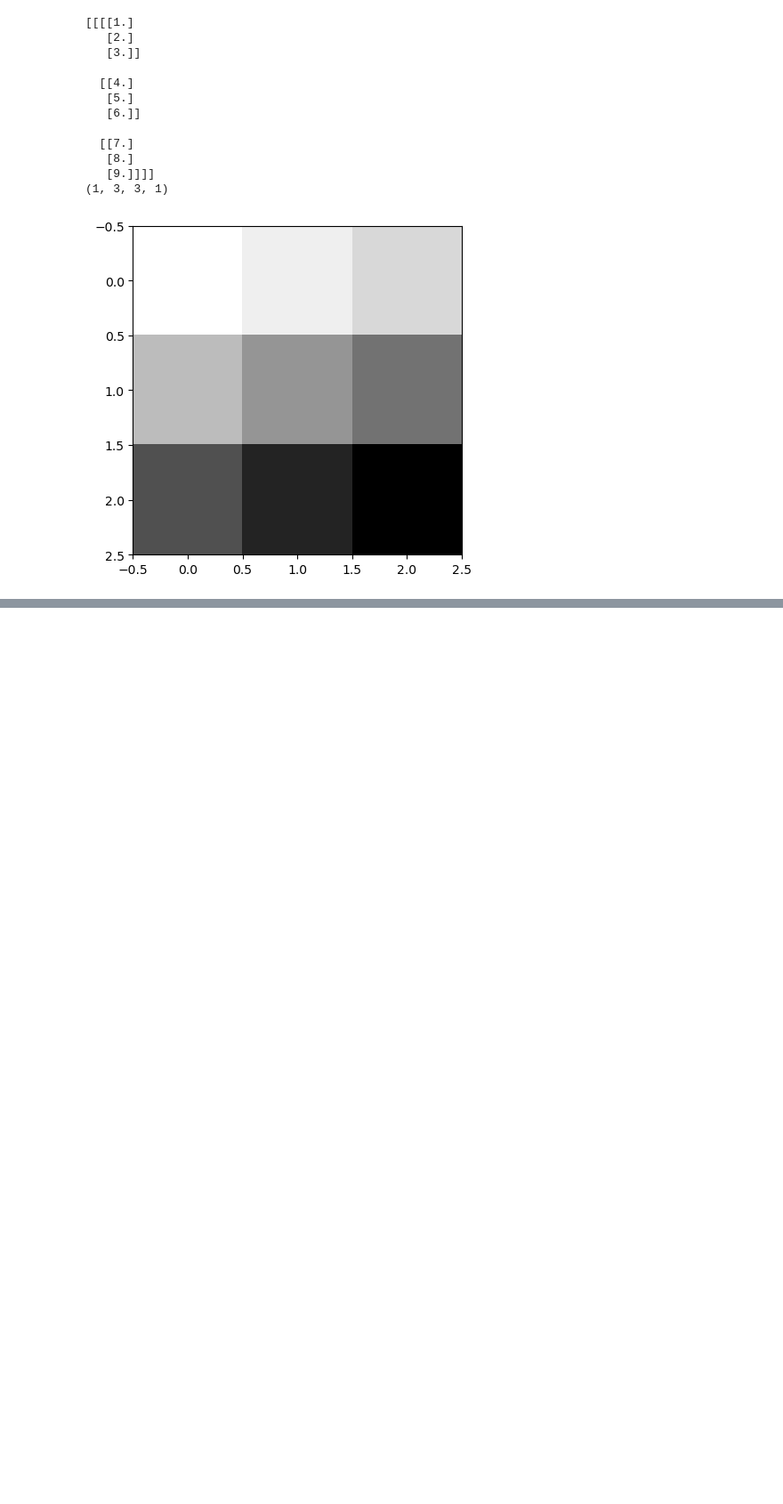
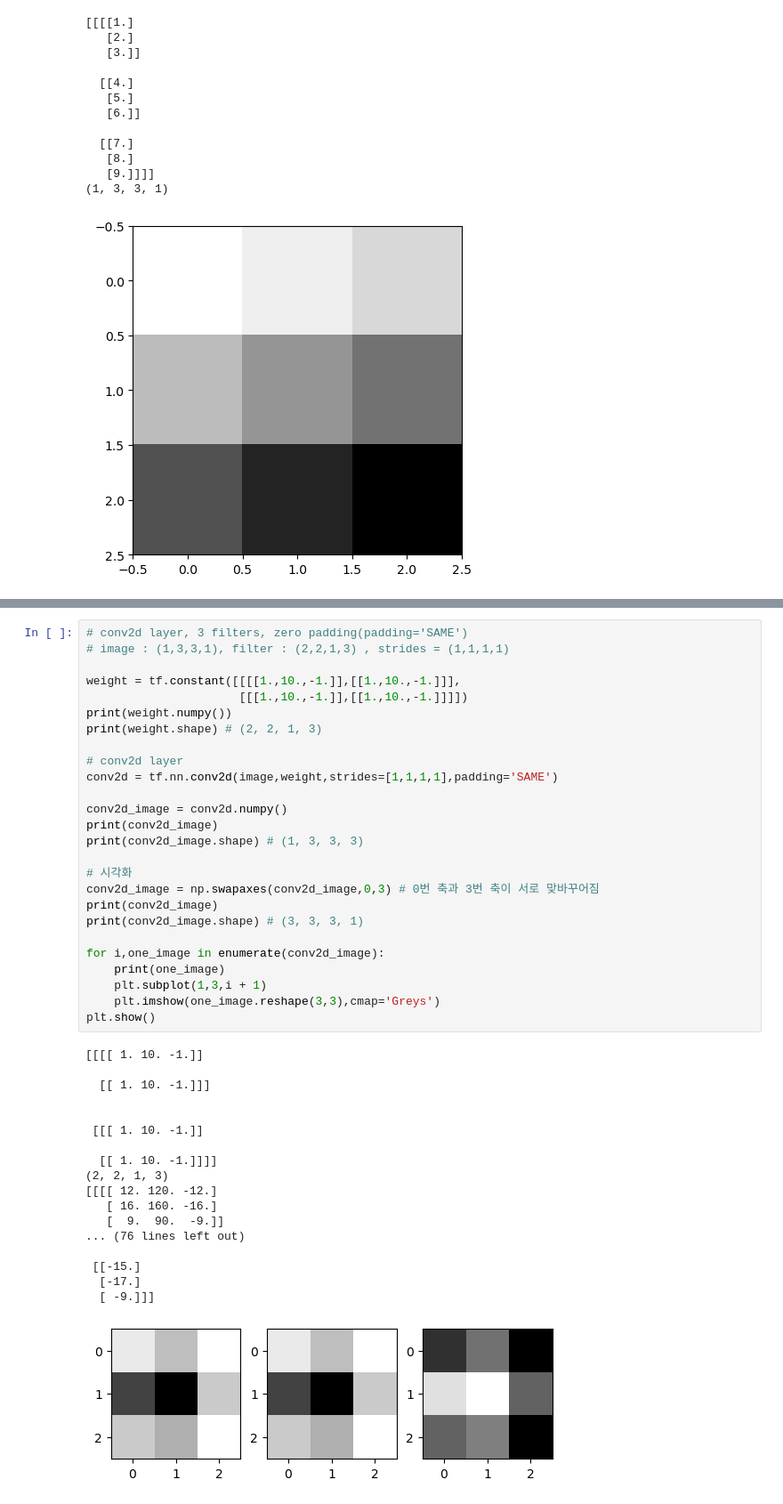
Before and after one commit to latencyspace/AI, a Jupyter notebook: 01_인공지능 기초/딥러닝 Tensorflow/07_cnn_basic.ipynb, the cells around one changed output, grey strips where cells are left out. Shown at 89% size. Cells and saved outputs as stored; diff of their text form; blank space fills up the shorter version.

```diff
--- a/01_인공지능 기초/딥러닝 Tensorflow/07_cnn_basic.ipynb
+++ b/01_인공지능 기초/딥러닝 Tensorflow/07_cnn_basic.ipynb
@@ -32,0 +127,45 @@ plt.show()
+# %%
+# conv2d layer, 3 filters, zero padding(padding='SAME')
+# image : (1,3,3,1), filter : (2,2,1,3) , strides = (1,1,1,1)
+
+weight = tf.constant([[[[1.,10.,-1.]],[[1.,10.,-1.]]],
+                      [[[1.,10.,-1.]],[[1.,10.,-1.]]]])
+print(weight.numpy())
+print(weight.shape) # (2, 2, 1, 3)
+
+# conv2d layer
+conv2d = tf.nn.conv2d(image,weight,strides=[1,1,1,1],padding='SAME')
+
+conv2d_image = conv2d.numpy()
+print(conv2d_image)
+print(conv2d_image.shape) # (1, 3, 3, 3)
+
+# 시각화
+conv2d_image = np.swapaxes(conv2d_image,0,3) # 0번 축과 3번 축이 서로 맞바꾸어짐
+print(conv2d_image)
+print(conv2d_image.shape) # (3, 3, 3, 1)
+
+for i,one_image in enumerate(conv2d_image):
+    print(one_image)
+    plt.subplot(1,3,i + 1)
+    plt.imshow(one_image.reshape(3,3),cmap='Greys')
+plt.show()
+# %% [output]
+[[[[ 1. 10. -1.]]
+
+  [[ 1. 10. -1.]]]
+
+
+ [[[ 1. 10. -1.]]
+
+  [[ 1. 10. -1.]]]]
+(2, 2, 1, 3)
+[[[[ 12. 120. -12.]
+   [ 16. 160. -16.]
+   [  9.  90.  -9.]]
+... (76 lines left out)
+
+ [[-15.]
+  [-17.]
+  [ -9.]]]
+[figure, added]
```
Also changed, not shown: parts of 8 cells of this notebook.
